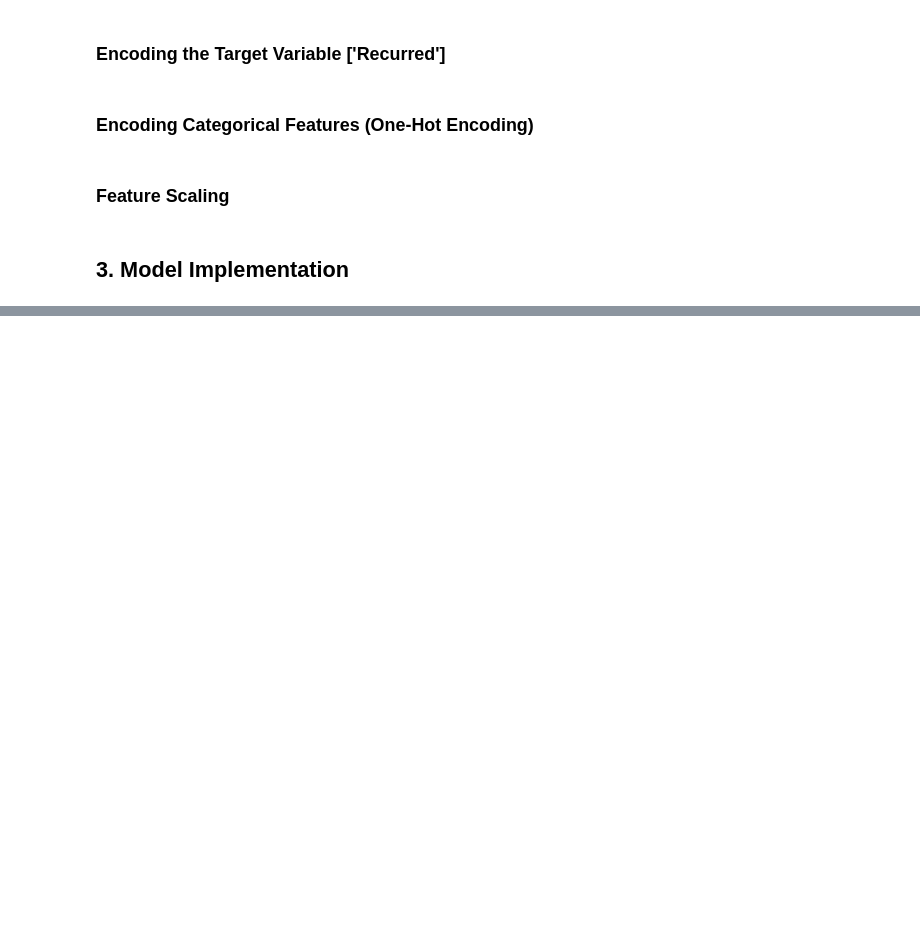
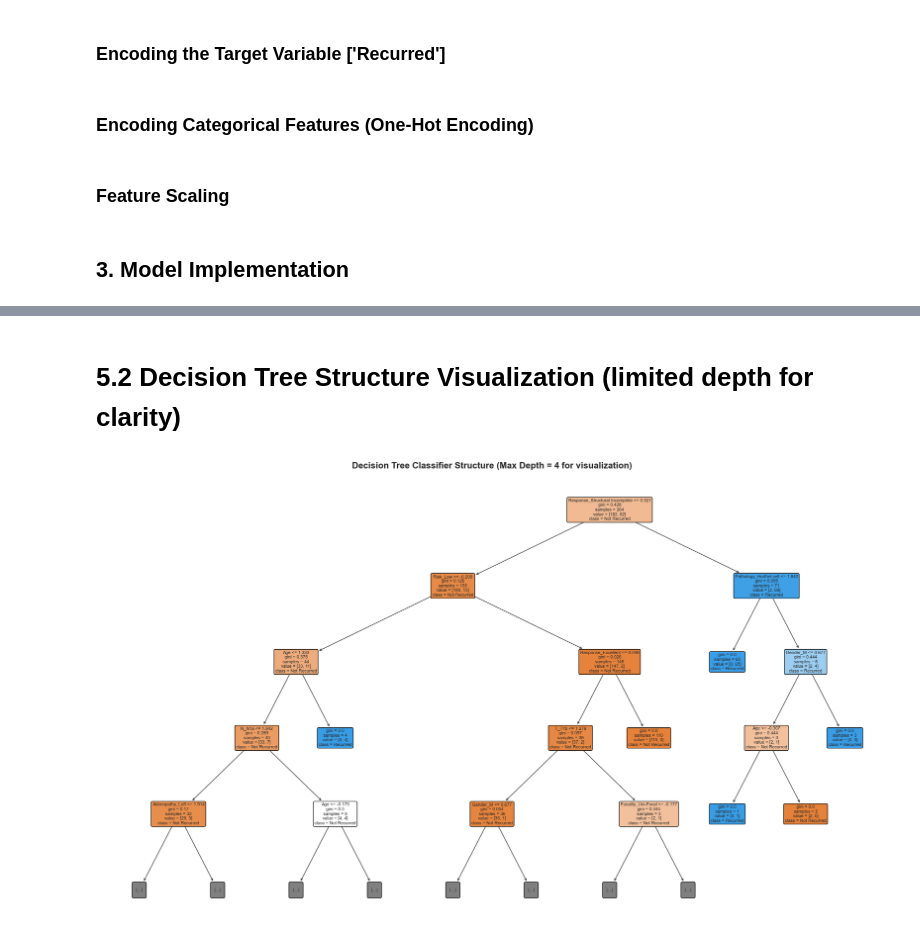
Before and after one commit to Bini-fish/Thyroid_Recurrence_Prediction, a Jupyter notebook: Thyroid.ipynb, the cells around one changed output, grey strips where cells are left out. Drawn from its saved outputs; the diff is of its cells as text; code cells hidden in the pictures; blank space fills up the shorter version.

```diff
--- a/Thyroid.ipynb
+++ b/Thyroid.ipynb
@@ -124,0 +376,17 @@ The Decision Tree model performed better on this test set.
+# %% [markdown]
+# 5.2 Decision Tree Structure Visualization (limited depth for clarity)
+# %%
+plt.figure(figsize=(20, 12))
+plot_tree(dt_classifier,
+          feature_names=X.columns.tolist(),
+          class_names=['Not Recurred', 'Recurred'],
+          filled=True,
+          rounded=True,
+          fontsize=8,
+          max_depth=4)  # Limiting depth for readability
+plt.title('Decision Tree Classifier Structure (Max Depth = 4 for visualization)',
+          fontsize=16, fontweight='bold')
+plt.tight_layout()
+plt.show()
+# %% [output]
+[figure, added]
```
Also changed, not shown: parts of 28 cells of this notebook.
